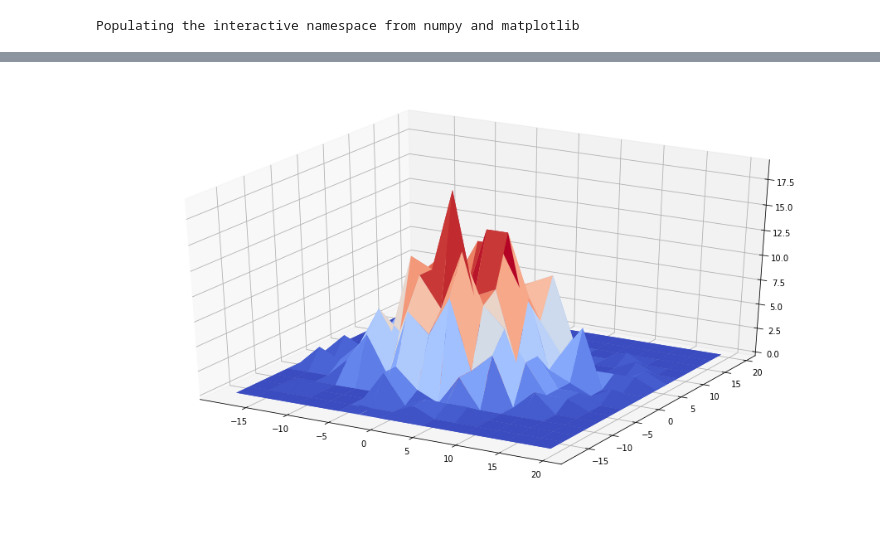
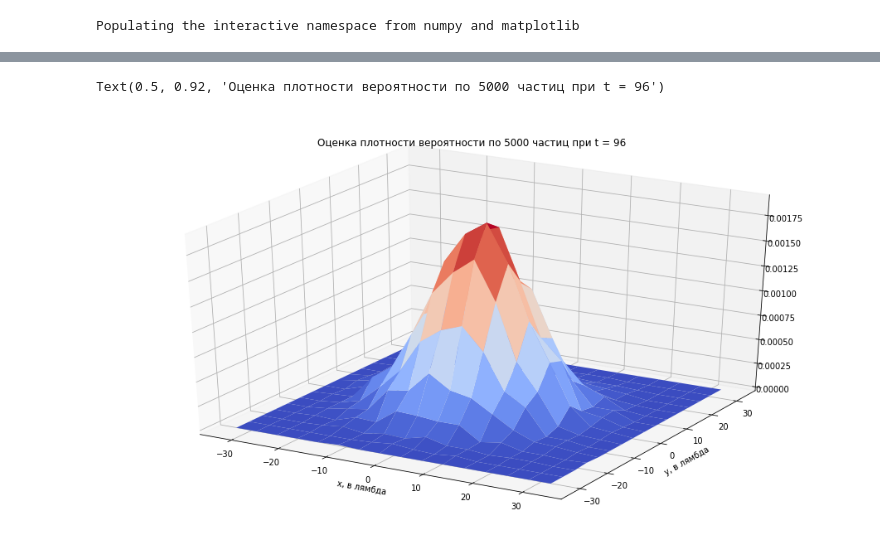
Before and after one commit to Batmaev/inf2, a Jupyter notebook: Main.ipynb, the cells around one changed output, grey strips where cells are left out. Drawn from its saved outputs; the diff is of its cells as text; code cells hidden in the pictures.

```diff
--- a/Main.ipynb
+++ b/Main.ipynb
@@ -38,2 +56,4 @@ Nparticles = 500
 # %%
-arar = cycles.simulate_multiple_particles(parameters, Nparticles, start_position, start_guide_cosines, time_limit)
+# сигма(тета) = const:
+parameters.sigma = sigma.const
+ararc = cycles.simulate_multiple_particles(parameters, Nparticles, start_position, start_guide_cosines, time_limit)
@@ -50,0 +62,4 @@ plt.plot(tar, mar, tar, predictions)
+# %%
+# сигма(тета) = sin(тета / 2):
+parameters.sigma = sigma.halfsin
+ararhs = cycles.simulate_multiple_particles(parameters, Nparticles, start_position, start_guide_cosines, time_limit)
@@ -50,0 +68,4 @@ plt.plot(tar, mar, tar, predictions)
+# %%
+# сигма(тета) = cos(тета / 2):
+parameters.sigma = sigma.halfcos
+ararhc = cycles.simulate_multiple_particles(parameters, Nparticles, start_position, start_guide_cosines, time_limit)
@@ -51,3 +123,6 @@ plt.plot(tar, mar, tar, predictions)
 # %%
-t = 50
-(cs, z) = cycles.xyDistribution(arar, t, 16) #cs = numpy.linspace(min, max)
+t = 96                                         # момент времени, в который строим распределение
+(cs, z) = cycles.xyDistribution(ararhc, t, 16) # cs = numpy.linspace(min, max)
+# ararc  - сигма(тета) = const
+# ararhs - сигма(тета) = sin(тета / 2)
+# ararhc - сигма(тета) = cos(тета / 2)
@@ -56,12 +131,14 @@ densityPredictions = theory.probabilityDensity(cs, t)
 # %%
-#%matplotlib qt
 from numpy import meshgrid
 x, y = meshgrid(cs, cs)
 from mpl_toolkits.mplot3d import Axes3D
 fig = plt.figure(figsize=(16,9))
 ax = fig.gca(projection='3d')
 
 surf = ax.plot_surface(x,y,z,cmap=cm.coolwarm)
-surf2 = ax.plot_surface(x,y, densityPredictions, cmap=cm.coolwarm)
+plt.xlabel("x, в лямбда")
+plt.ylabel("y, в лямбда")
+plt.title(f"Оценка плотности вероятности по {Nparticles} частиц при t = {t}")
 # %% [output]
+Text(0.5, 0.92, 'Оценка плотности вероятности по 5000 частиц при t = 96')
-[figure, old version]
+[figure, new version]
```
Also changed, not shown: parts of 22 cells of this notebook, 4 other files.
